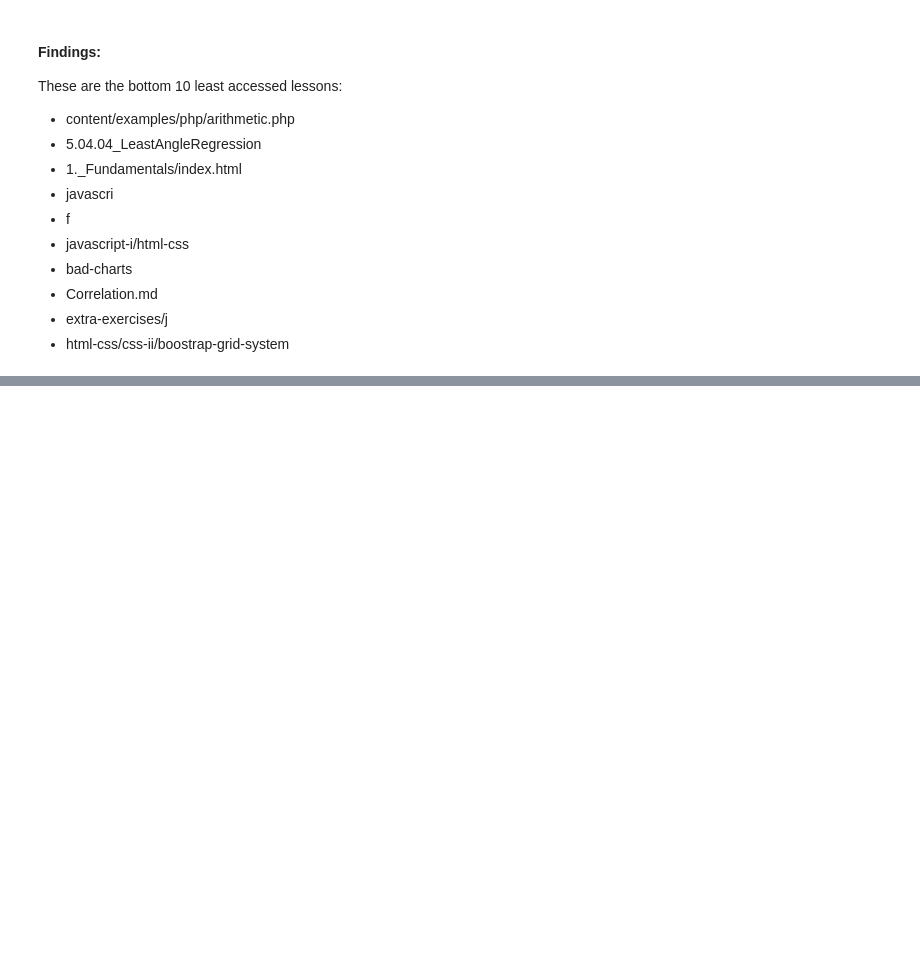
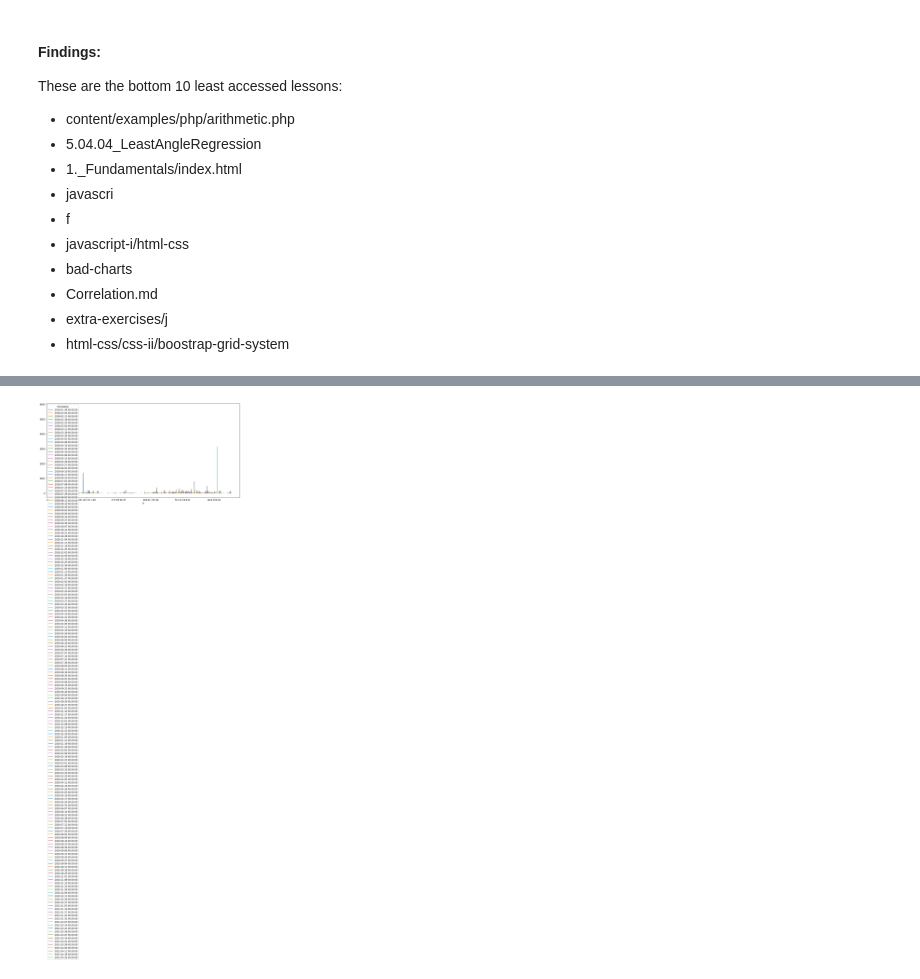
Before and after one commit to jeffakins/anomaly_detection_project, a Jupyter notebook: anomaly_detection_project.ipynb, the cells around one changed output, grey strips where cells are left out. Cells and saved outputs as stored; diff of their text form; code cells hidden in the pictures; blank space fills up the shorter version.

```diff
--- a/anomaly_detection_project.ipynb
+++ b/anomaly_detection_project.ipynb
@@ -577,0 +610,5 @@ These are the bottom 10 least accessed lessons:
+# %%
+log.resample('W').ip.value_counts().unstack(0).plot(figsize=(16, 8))
+plt.show()
+# %% [output]
+[figure, added]
```
Also changed, not shown: parts of 17 cells of this notebook.
